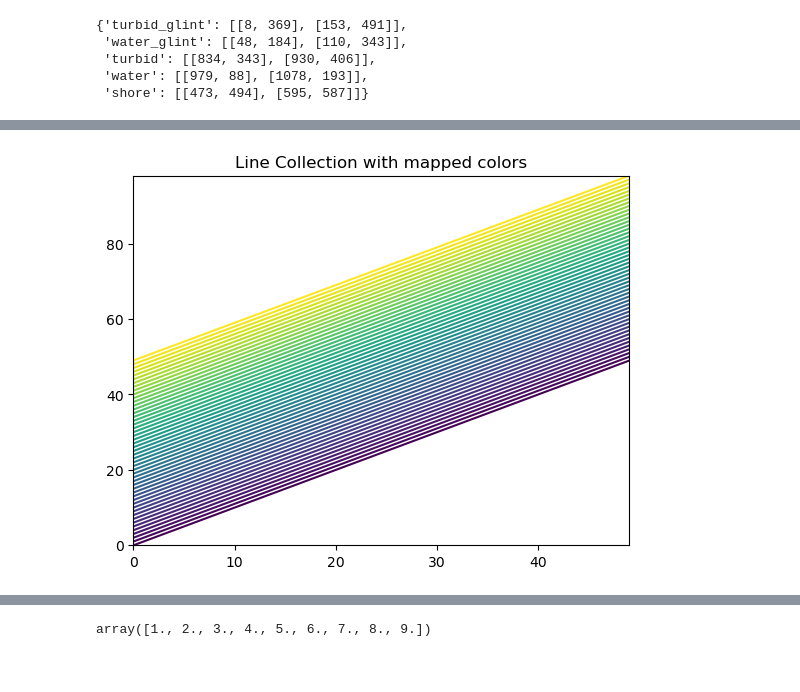
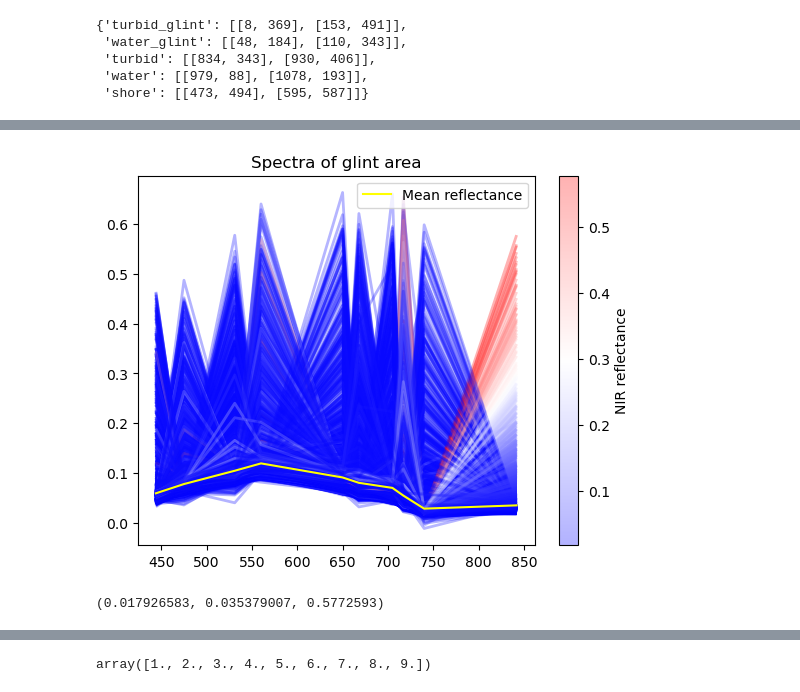
Before and after one commit to pakhuiying/sunglint_correction, a Jupyter notebook: extract_spectral_from_bboxes.ipynb, the cells around one changed output, grey strips where cells are left out. Saved outputs shown, nothing was run; the diff lists cells and outputs as text; code cells hidden in the pictures.

```diff
--- a/extract_spectral_from_bboxes.ipynb
+++ b/extract_spectral_from_bboxes.ipynb
@@ -264,25 +111,0 @@ ES.plot_multispectral(parent_dir,img_fp,img_bboxes=img_bboxes,warp_matrices=warp
-# %%
-from matplotlib.collections import LineCollection
-N = 50
-x = np.arange(N)
-# print(x)
-ys = [x + i for i in x]  # Many sets of y to plot vs. x
-# print(ys[1])
-segs = [np.column_stack([x, y]) for y in ys]
-# list of arrays (lines), where each array (line) represents the x,y coordinates (n,2)
-
-fig, ax = plt.subplots()
-ax.set_xlim(np.min(x), np.max(x))
-ax.set_ylim(np.min(ys), np.max(ys))
-
-line_segments = LineCollection(segs, array=x,
-                               #linewidths=(0.5, 1, 1.5, 2),
-                               linestyles='solid')
-ax.add_collection(line_segments)
-# axcb = fig.colorbar(line_segments)
-# axcb.set_label('Line Number')
-ax.set_title('Line Collection with mapped colors')
-# plt.sci(line_segments)  # This allows interactive changing of the colormap.
-plt.show()
-# %% [output]
-[figure, removed]
@@ -357,0 +112,6 @@ def plot_TSS_conc_image(df):
+# %%
+ES = espect.ExtractSpectral(r"saved_bboxes")
+ES.plot_multiline(im_aligned,bboxes_i)
+# %% [output]
+[figure, added]
+(0.017926583, 0.035379007, 0.5772593)
```
Also changed, not shown: parts of 14 cells of this notebook, 1 other file.
